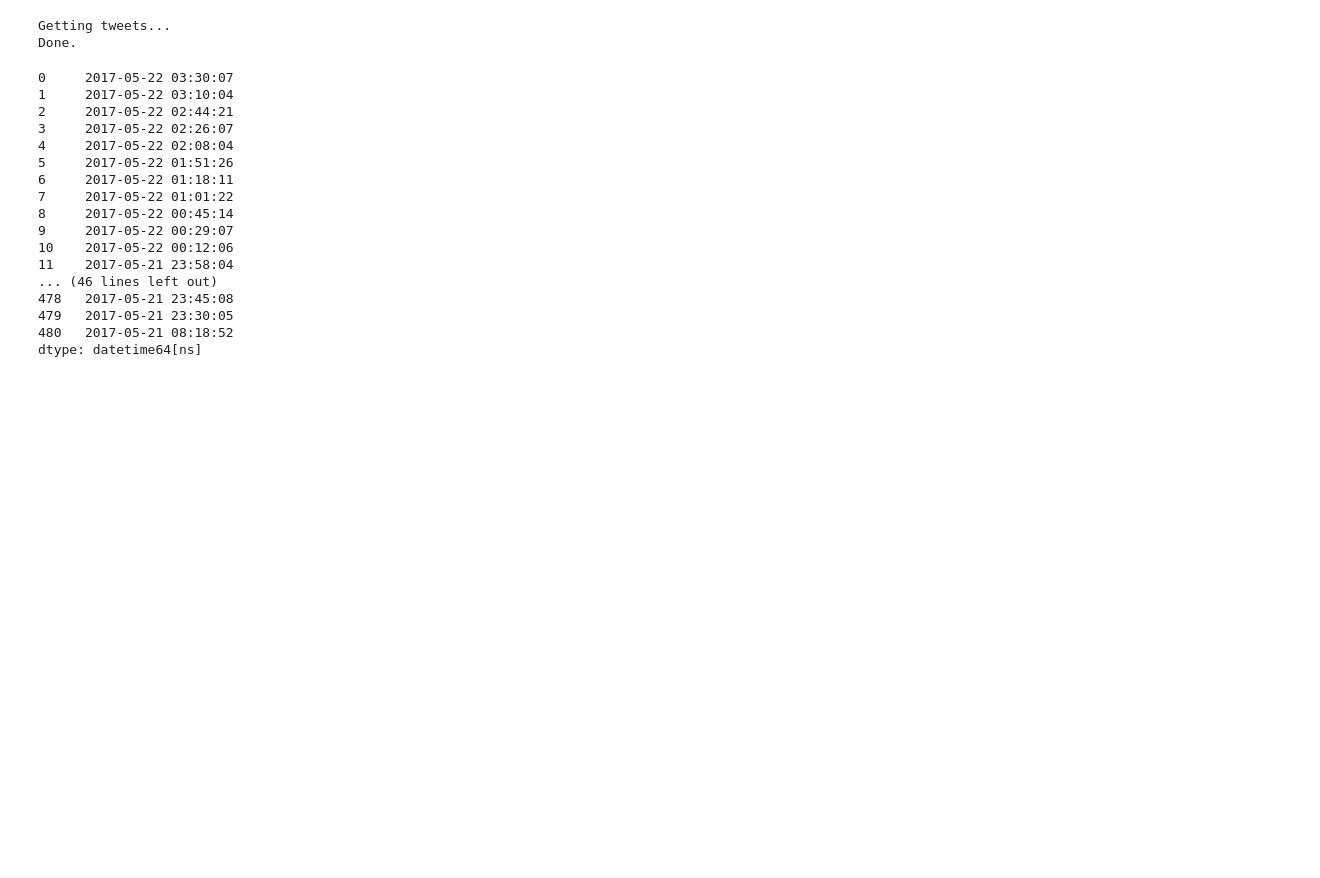
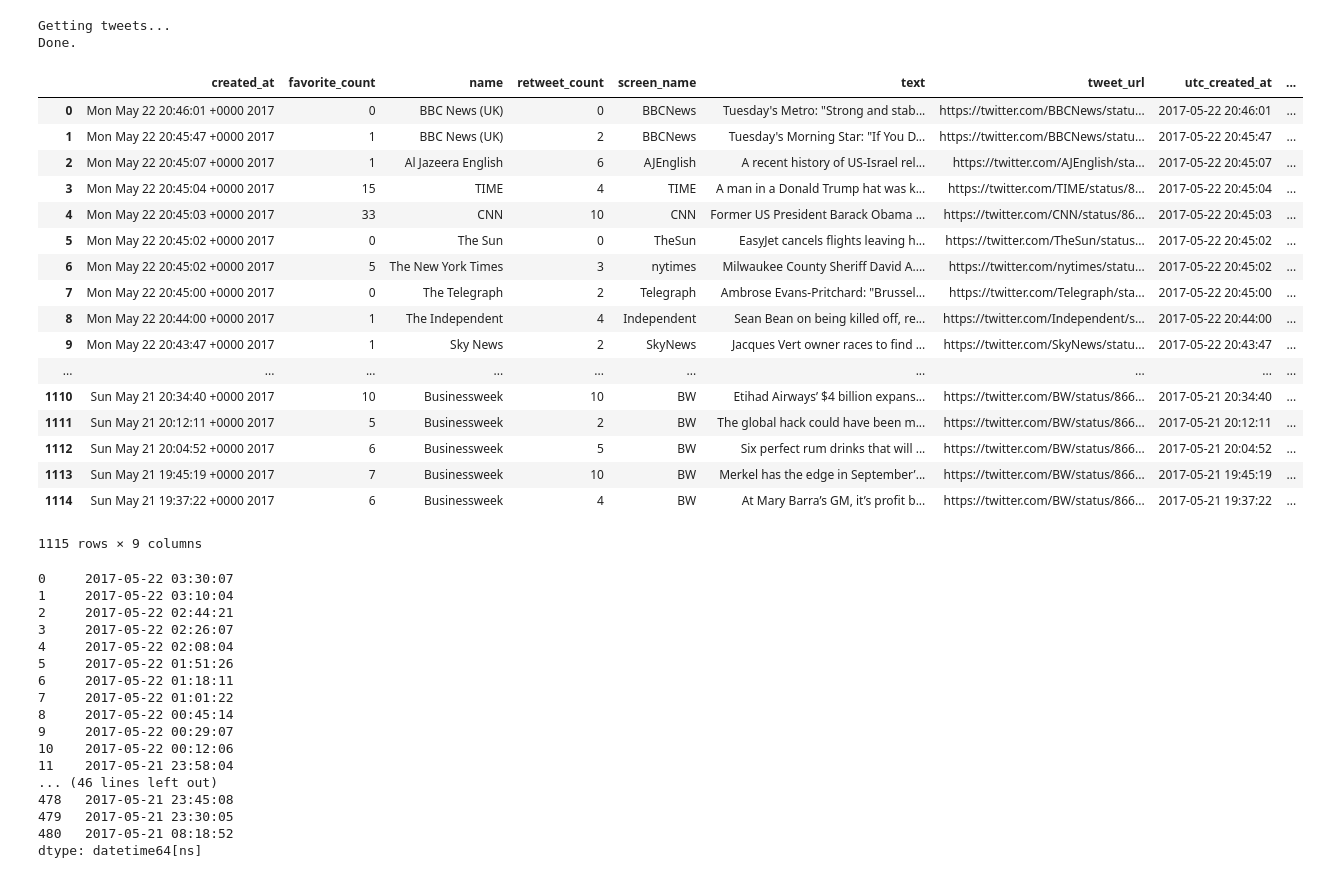
Before and after one commit to Birinder1469/nlp_news_tweets, a Jupyter notebook: src/nlp_news_tweets.ipynb, the cells around one changed output. Saved outputs shown, nothing was run; the diff lists cells and outputs as text; code cells hidden in the pictures; blank space fills up the shorter version.

```diff
--- a/src/nlp_news_tweets.ipynb
+++ b/src/nlp_news_tweets.ipynb
@@ -127,7 +130,7 @@ def get_url(tweet):
 tidy_new_tweets = wrangle_new_tweets(new_tweets = tweets_data)
 # %%
 # Read in the previously stored tweets.
-old_tweets = pd.read_csv('../data/old_tweets.csv')
+old_tweets = pd.read_csv('../data/candidate_tweets.csv')
 
 # Combine the new data with the old data, and remove duplicate tweets.
 all_tweets = (tidy_new_tweets.append(other = old_tweets)
@@ -136,27 +139,50 @@ all_tweets = (tidy_new_tweets.append(other = old_tweets)
 # %%
 def remove_old_tweets(all_tweets, cutoff):
 
-    # Convert the created_at variable to UTC.
-    all_tweets['utc_created_at'] = list(map(tweet_time_to_utc, list(range(len(all_tweets)))))
+    # Convert the created_at variable to a timestamp.
+    all_tweets['created_at_stamp'] = all_tweets.apply(tweet_time_to_timestamp, 1)
 
     # Remove all tweets that are older than the cutoff. (Default 24 hours.)
-    all_tweets = all_tweets[all_tweets['utc_created_at'] > cutoff]
+    all_tweets = all_tweets[all_tweets['created_at_stamp'] > cutoff]
+
+    # Reorder the tweets by their creation time.
+    all_tweets = all_tweets.sort_values(by = 'created_at_stamp', ascending = False)
 
     # Reset the index.
     all_tweets = all_tweets.reset_index(drop = True)
 
     return(all_tweets)
 
-# Convert the time of the tweets to a proper datetime.
-def tweet_time_to_utc(tweet):
+# Convert the time of a tweet to a UTC timestamp.
+def tweet_time_to_timestamp(tweet):
     newtime = datetime.strptime(
-        tweet['created_at'],
-        '%a %b %d %H:%M:%S +0000 %Y') + timedelta(seconds = int(tweet['utc_offset'])
+        tweet['created_at'], '%a %b %d %H:%M:%S +0000 %Y'
     )
     return(newtime)
 
 # Remove any tweets that are older than 24 hours.
 recent_tweets = remove_old_tweets(all_tweets, cutoff = cutoff_time)
+# %%
+recent_tweets
+# %% [output]
+|  | created_at | favorite_count | name | retweet_count | screen_name | text | tweet_url | utc_created_at | ... |
+| 0 | Mon May 22 20:46:01 +0000 2017 | 0 | BBC News (UK) | 0 | BBCNews | Tuesday's Metro: "Strong and stab... | https://twitter.com/BBCNews/statu... | 2017-05-22 20:46:01 | ... |
+| 1 | Mon May 22 20:45:47 +0000 2017 | 1 | BBC News (UK) | 2 | BBCNews | Tuesday's Morning Star: "If You D... | https://twitter.com/BBCNews/statu... | 2017-05-22 20:45:47 | ... |
+| 2 | Mon May 22 20:45:07 +0000 2017 | 1 | Al Jazeera English | 6 | AJEnglish | A recent history of US-Israel rel... | https://twitter.com/AJEnglish/sta... | 2017-05-22 20:45:07 | ... |
+| 3 | Mon May 22 20:45:04 +0000 2017 | 15 | TIME | 4 | TIME | A man in a Donald Trump hat was k... | https://twitter.com/TIME/status/8... | 2017-05-22 20:45:04 | ... |
+| 4 | Mon May 22 20:45:03 +0000 2017 | 33 | CNN | 10 | CNN | Former US President Barack Obama ... | https://twitter.com/CNN/status/86... | 2017-05-22 20:45:03 | ... |
+| 5 | Mon May 22 20:45:02 +0000 2017 | 0 | The Sun | 0 | TheSun | EasyJet cancels flights leaving h... | https://twitter.com/TheSun/status... | 2017-05-22 20:45:02 | ... |
+| 6 | Mon May 22 20:45:02 +0000 2017 | 5 | The New York Times | 3 | nytimes | Milwaukee County Sheriff David A.... | https://twitter.com/nytimes/statu... | 2017-05-22 20:45:02 | ... |
+| 7 | Mon May 22 20:45:00 +0000 2017 | 0 | The Telegraph | 2 | Telegraph | Ambrose Evans-Pritchard: "Brussel... | https://twitter.com/Telegraph/sta... | 2017-05-22 20:45:00 | ... |
+| 8 | Mon May 22 20:44:00 +0000 2017 | 1 | The Independent | 4 | Independent | Sean Bean on being killed off, re... | https://twitter.com/Independent/s... | 2017-05-22 20:44:00 | ... |
+| 9 | Mon May 22 20:43:47 +0000 2017 | 1 | Sky News | 2 | SkyNews | Jacques Vert owner races to find ... | https://twitter.com/SkyNews/statu... | 2017-05-22 20:43:47 | ... |
+| ... | ... | ... | ... | ... | ... | ... | ... | ... | ... |
+| 1110 | Sun May 21 20:34:40 +0000 2017 | 10 | Businessweek | 10 | BW | Etihad Airways’ $4 billion expans... | https://twitter.com/BW/status/866... | 2017-05-21 20:34:40 | ... |
+| 1111 | Sun May 21 20:12:11 +0000 2017 | 5 | Businessweek | 2 | BW | The global hack could have been m... | https://twitter.com/BW/status/866... | 2017-05-21 20:12:11 | ... |
+| 1112 | Sun May 21 20:04:52 +0000 2017 | 6 | Businessweek | 5 | BW | Six perfect rum drinks that will ... | https://twitter.com/BW/status/866... | 2017-05-21 20:04:52 | ... |
+| 1113 | Sun May 21 19:45:19 +0000 2017 | 7 | Businessweek | 10 | BW | Merkel has the edge in September’... | https://twitter.com/BW/status/866... | 2017-05-21 19:45:19 | ... |
+| 1114 | Sun May 21 19:37:22 +0000 2017 | 6 | Businessweek | 4 | BW | At Mary Barra’s GM, it’s profit b... | https://twitter.com/BW/status/866... | 2017-05-21 19:37:22 | ... |
+1115 rows × 9 columns
 # %%
 # Save the updated, pruned dataset to csv.
 recent_tweets.to_csv('../data/candidate_tweets.csv', index = False)
```
Also changed, not shown: parts of 1 cell of this notebook, 1 other file.
